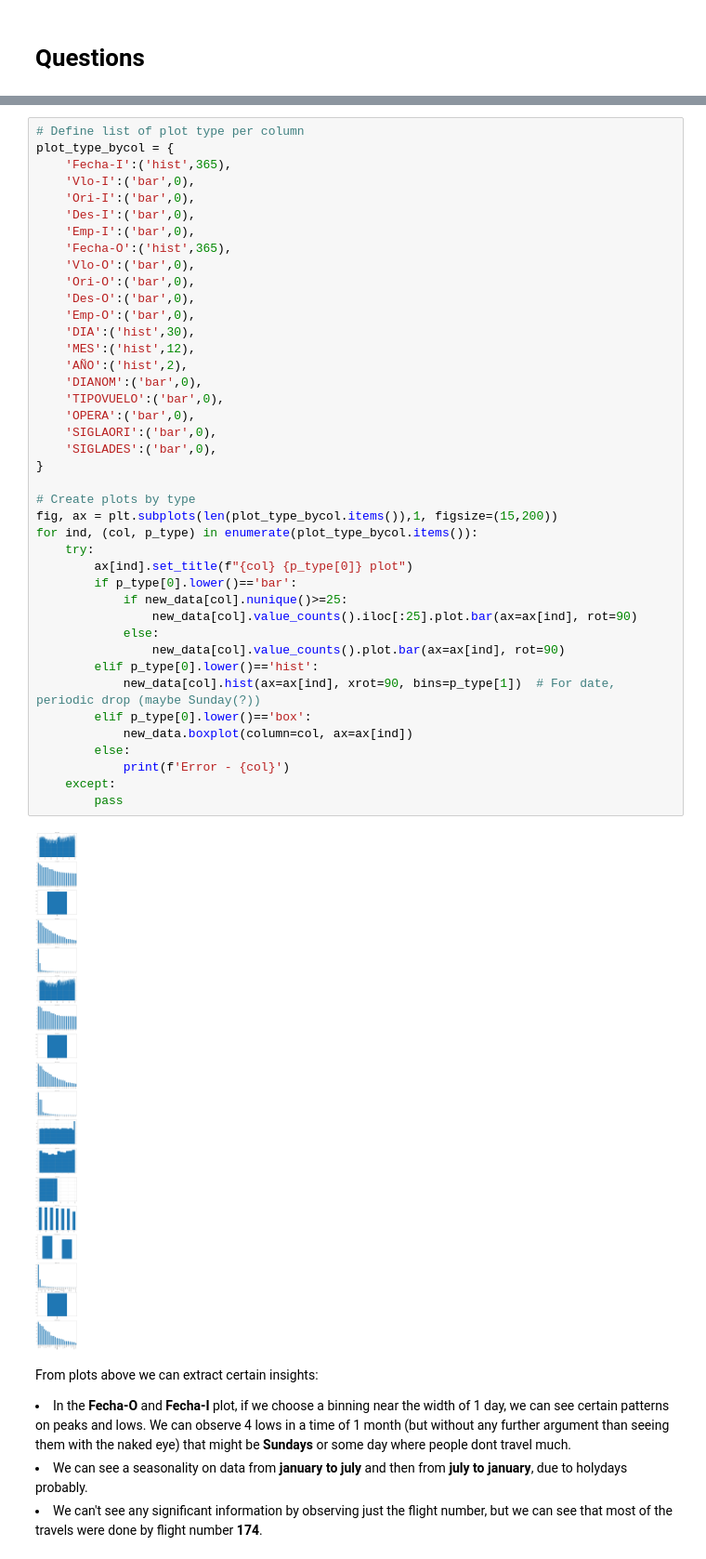
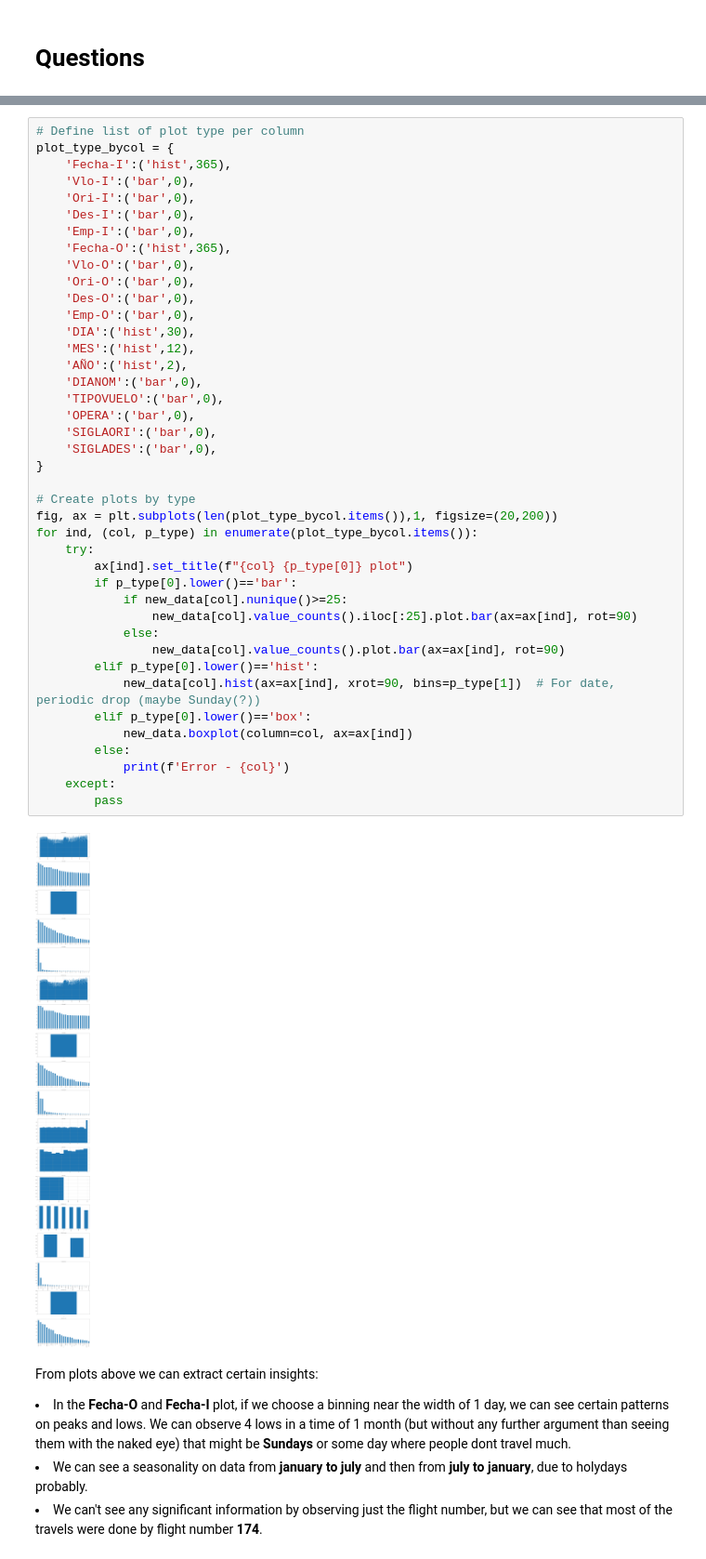
Before and after one commit to XxZeroGravityxX/Flight_delay_study, a Jupyter notebook: solution.ipynb, the cells around one changed output, grey strips where cells are left out. Shown: that part at 93% size. Cells and saved outputs as stored; diff of their text form.

```diff
--- a/solution.ipynb
+++ b/solution.ipynb
@@ -143,35 +146,35 @@ plot_type_bycol = {
     'Des-O':('bar',0),
     'Emp-O':('bar',0),
     'DIA':('hist',30),
     'MES':('hist',12),
     'AÑO':('hist',2),
     'DIANOM':('bar',0),
     'TIPOVUELO':('bar',0),
     'OPERA':('bar',0),
     'SIGLAORI':('bar',0),
     'SIGLADES':('bar',0),
 }
 
 # Create plots by type
-fig, ax = plt.subplots(len(plot_type_bycol.items()),1, figsize=(15,200))
+fig, ax = plt.subplots(len(plot_type_bycol.items()),1, figsize=(20,200))
 for ind, (col, p_type) in enumerate(plot_type_bycol.items()):
     try:
         ax[ind].set_title(f"{col} {p_type[0]} plot")
         if p_type[0].lower()=='bar':
             if new_data[col].nunique()>=25:
                 new_data[col].value_counts().iloc[:25].plot.bar(ax=ax[ind], rot=90)
             else:
                 new_data[col].value_counts().plot.bar(ax=ax[ind], rot=90)
         elif p_type[0].lower()=='hist':
             new_data[col].hist(ax=ax[ind], xrot=90, bins=p_type[1])  # For date, periodic drop (maybe Sunday(?))
         elif p_type[0].lower()=='box':
             new_data.boxplot(column=col, ax=ax[ind])
         else:
             print(f'Error - {col}')
     except:
         pass
 # %% [output]
-[figure, old version]
+[figure, new version]
 # %% [markdown]
 From plots above we can extract certain insights:
 
```
Also changed, not shown: parts of 14 cells of this notebook, 1 other file.
